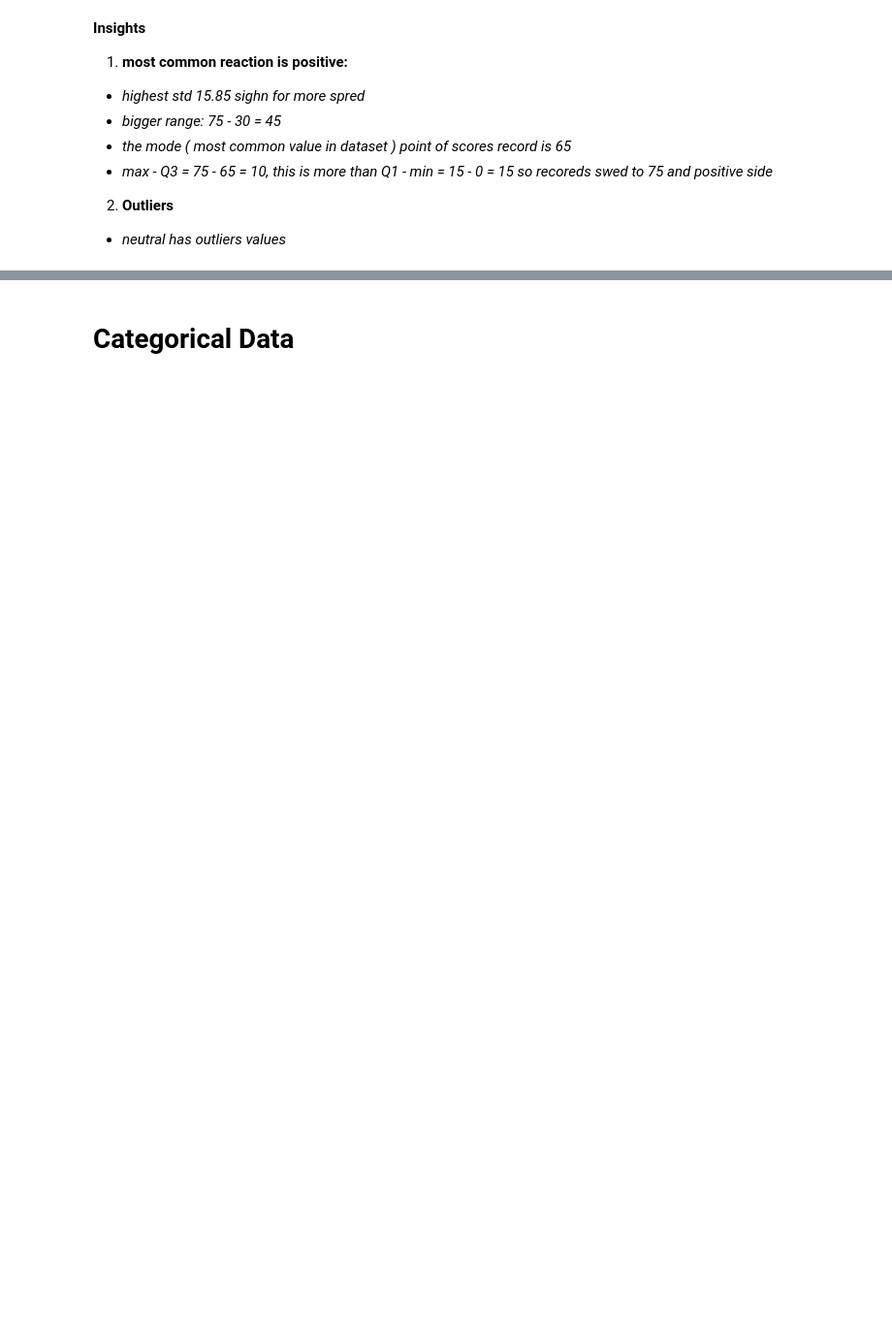
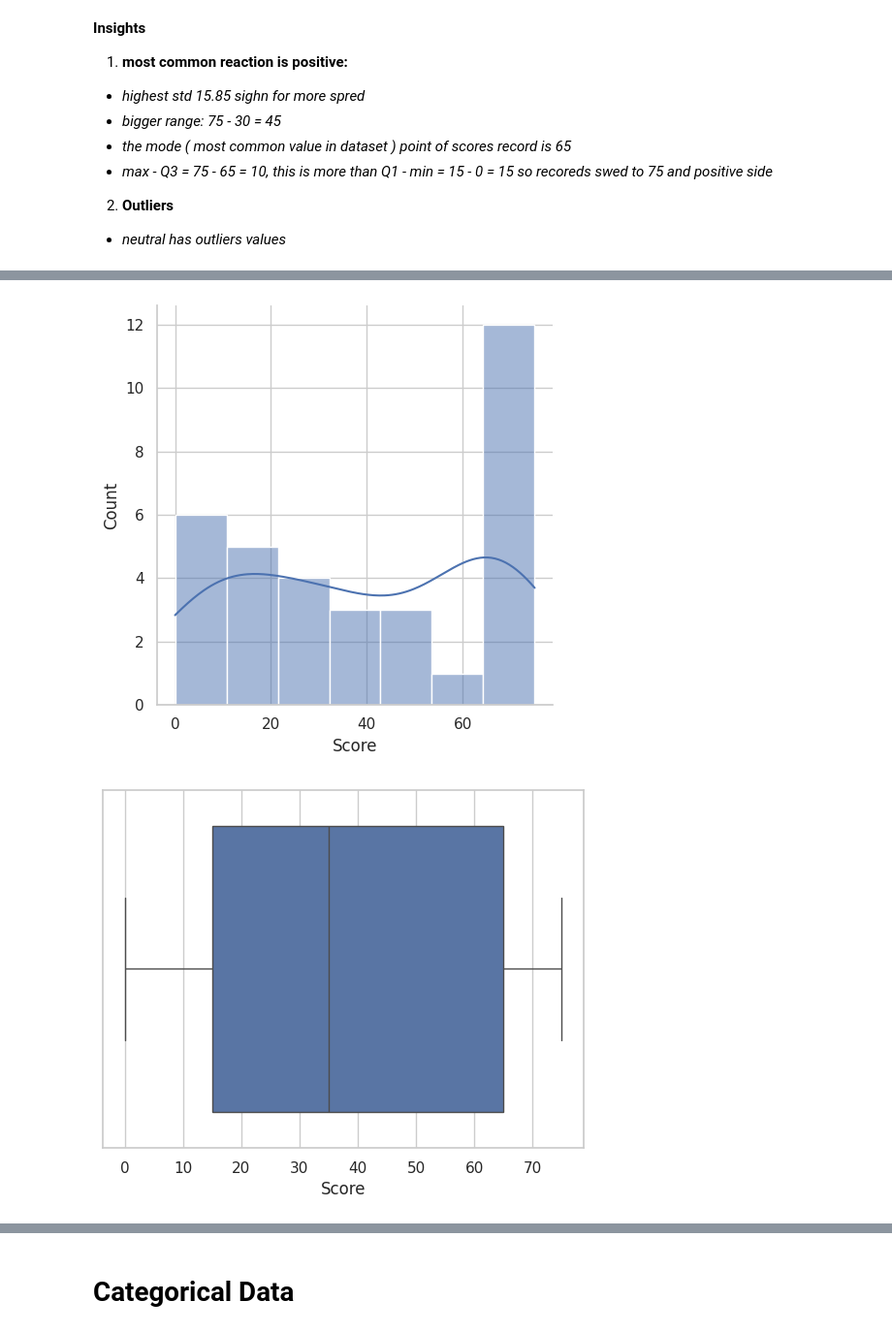
Before and after one commit to AhmAnwar/accenture_virtual_experience_VE_by_Forage, a Jupyter notebook: accenture-virtual-experience-ve-by-forage.ipynb, the cells around one changed output, grey strips where cells are left out. Shown at 97% size. Drawn from its saved outputs; the diff is of its cells as text; code cells hidden in the pictures; blank space fills up the shorter version.

```diff
--- a/accenture-virtual-experience-ve-by-forage.ipynb
+++ b/accenture-virtual-experience-ve-by-forage.ipynb
@@ -310,0 +292,21 @@ plt.show()
+# %%
+# drop outliers
+
+df.drop(index= 21, axis= 'row', inplace= True)
+# %%
+# visualizing
+
+sns.displot(data= df, x= 'Score', kind= 'hist', bins= 'auto', kde= True)
+plt.show()
+
+sns.boxplot(data= df, x= 'Score')
+plt.show()
+
+sns.displot(data= df, x= 'Score', kind= 'hist', hue= 'Sentiment')
+plt.show()
+
+sns.boxplot(data= df, x= 'Score', hue= 'Sentiment')
+plt.show()
+# %% [output]
+[figure, added]
+[figure, added]
```
Also changed, not shown: parts of 23 cells of this notebook.
